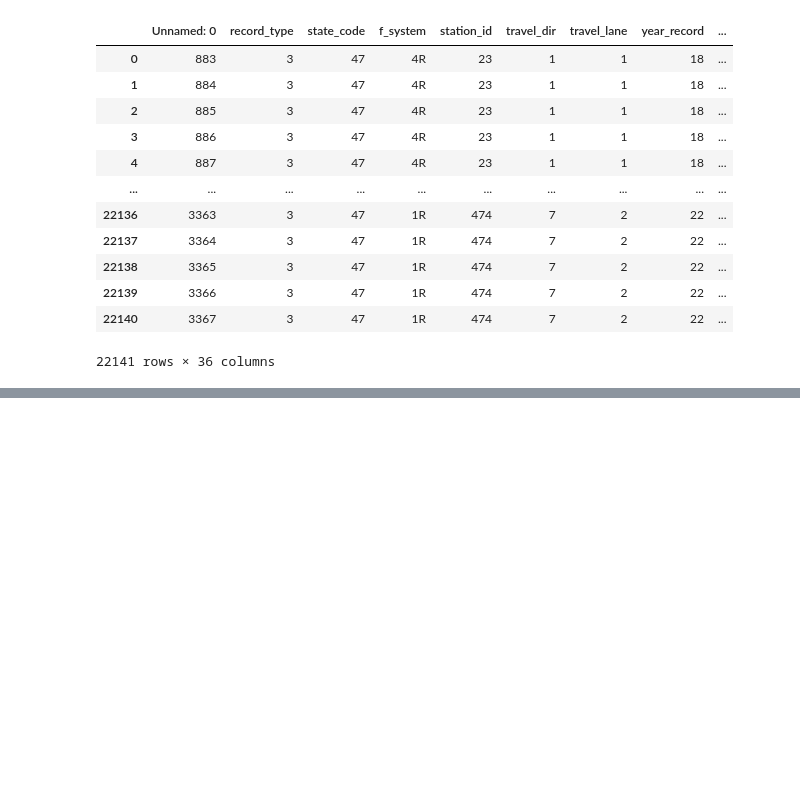
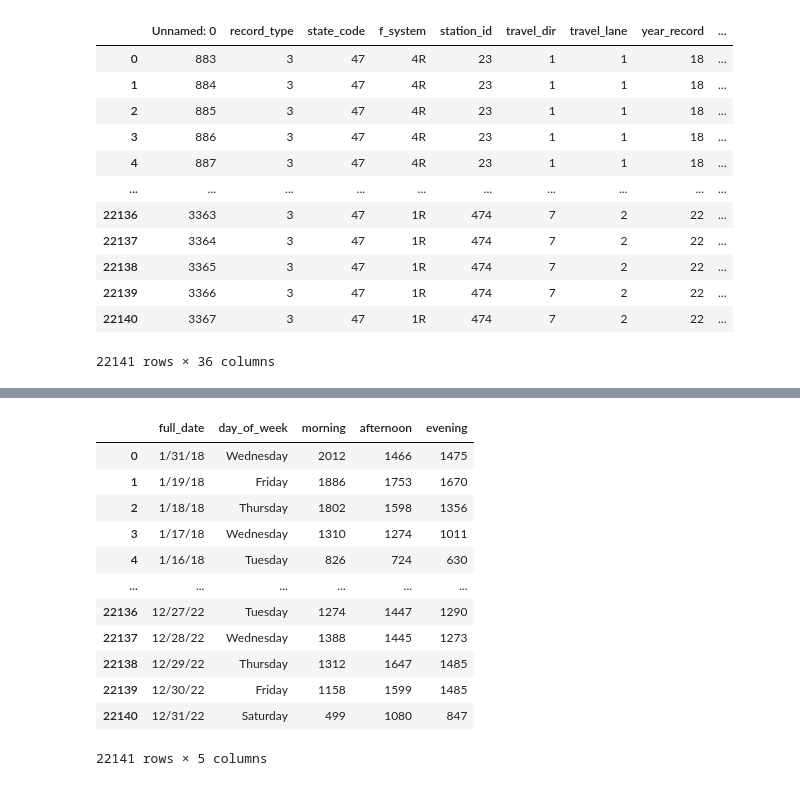
Before and after one commit to dlerhetal/Group2Project1, a Jupyter notebook: Traffic Data/Traffic231019.ipynb, the cells around one changed output, grey strips where cells are left out. Cells and saved outputs as stored; diff of their text form; code cells hidden in the pictures; blank space fills up the shorter version.

```diff
--- a/Traffic Data/Traffic231019.ipynb
+++ b/Traffic Data/Traffic231019.ipynb
@@ -266,0 +277,17 @@ segments_df
+# %%
+segments_df = pd.DataFrame(segments_df, columns=["full_date", "day_of_week", "morning", "afternoon", "evening"])
+segments_df
+# %% [output]
+|  | full_date | day_of_week | morning | afternoon | evening |
+| 0 | 1/31/18 | Wednesday | 2012 | 1466 | 1475 |
+| 1 | 1/19/18 | Friday | 1886 | 1753 | 1670 |
+| 2 | 1/18/18 | Thursday | 1802 | 1598 | 1356 |
+| 3 | 1/17/18 | Wednesday | 1310 | 1274 | 1011 |
+| 4 | 1/16/18 | Tuesday | 826 | 724 | 630 |
+| ... | ... | ... | ... | ... | ... |
+| 22136 | 12/27/22 | Tuesday | 1274 | 1447 | 1290 |
+| 22137 | 12/28/22 | Wednesday | 1388 | 1445 | 1273 |
+| 22138 | 12/29/22 | Thursday | 1312 | 1647 | 1485 |
+| 22139 | 12/30/22 | Friday | 1158 | 1599 | 1485 |
+| 22140 | 12/31/22 | Saturday | 499 | 1080 | 847 |
+22141 rows × 5 columns
```
Also changed, not shown: parts of 6 cells of this notebook.
